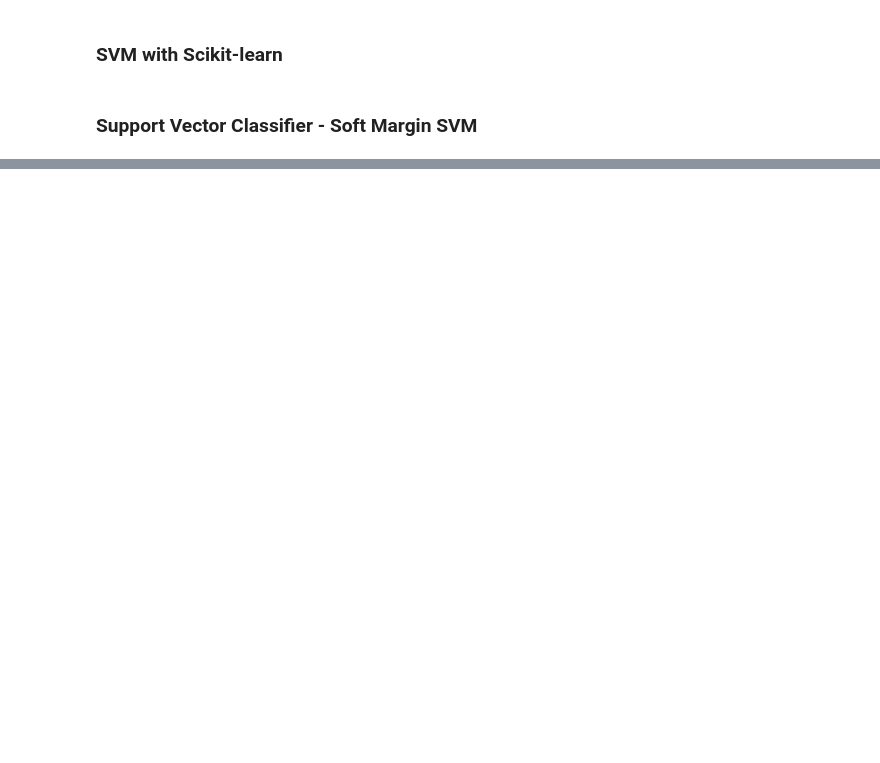
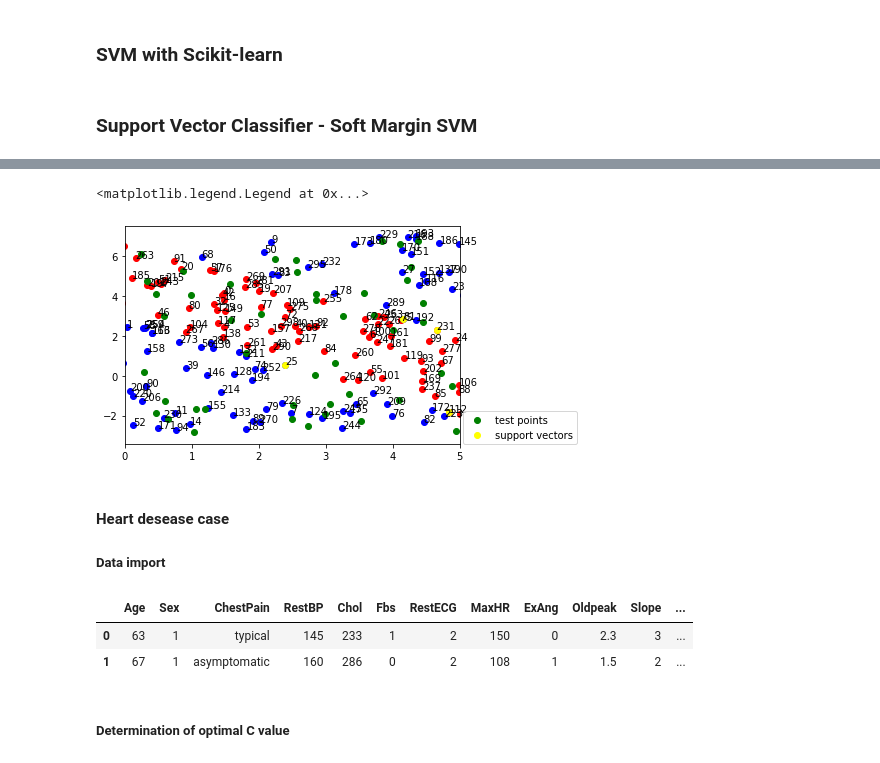
Before and after one commit to TimVrtac/Machine-Learining-Study, a Jupyter notebook: Chapter 9 - SVM.ipynb, the cells around one changed output, grey strips where cells are left out. Saved outputs shown, nothing was run; the diff lists cells and outputs as text; code cells hidden in the pictures; blank space fills up the shorter version.

```diff
--- a/Chapter 9 - SVM.ipynb
+++ b/Chapter 9 - SVM.ipynb
@@ -370,0 +392,12 @@ plt.legend(loc=(1.01,0))
+# %%
+svm_c2 = SVM(X, Y[:,np.newaxis], C = 0, kernel='polynomial', d=2)
+svm_c2.train()
+# %%
+# testing data generation
+no_of_points_test = 100
+X1_test = np.random.random(no_of_points_test)*10-3
+X2_test = np.random.random(no_of_points_test)*10-3
+values1_test, values2_test = func_2(X1_test, X2_test)
+classes_test = np.where((values1_test<0)&(values2_test>0), 1, -1)
+X_test = np.concatenate([X1_test[:,np.newaxis], X2_test[:,np.newaxis]], axis = 1)
+Y_test = np.array(classes_test, dtype=float)
@@ -370,0 +417,14 @@ plt.legend(loc=(1.01,0))
+# %%
+n = 300
+X1_test_vals = np.linspace(0, 5, n)
+X2_test_vals = np.linspace(0, 5, n)
+predictions_ = np.zeros((X1_test_vals.shape[0],X2_test_vals.shape[0]))
+test_set = np.zeros((X1_test_vals.shape[0],X2_test_vals.shape[0],2))
+for i in range(X1_test_vals.shape[0]):
+    for j in range(X2_test_vals.shape[0]):
+        test_set[i,j,:] = np.array((X1_test_vals[i], X2_test_vals[j]))
+test_set = test_set.reshape((n*n,2))
+# %%
+err = 1e-2
+grid_vals = svm_c2.get_SVM_val(test_set).reshape((n,n))
+hyperplane_data = np.where((grid_vals<err)&(grid_vals>-1*err))
@@ -370,0 +437,20 @@ plt.legend(loc=(1.01,0))
+# %%
+x_min=0
+x_max=5
+plt.xlim(x_min,x_max)
+#plt.fill_between((hyperplane_points[:,0]), hyperplane_points[:,1], -1.5, color='blue', alpha=.5)
+#plt.fill_between((hyperplane_points[:,0]), hyperplane_points[:,1], 1.5, color='red', alpha=.5)
+for i in range(X.shape[0]):
+    plt.scatter(X[i,0], X[i,1], c=class_color[i])
+    plt.annotate(i, (X[i,0], X[i,1]))
+x1_values = np.linspace(-1.5,1.5,n)
+plt.scatter(X_test[:,0], X_test[:,1], c='green', label='test points')
+plt.scatter(X[(svm_c2.alphas>1e-3).flatten(), 0], X[(svm_c2.alphas>1e-3).flatten(), 1], color='yellow', label='support vectors')
+plt.legend(loc=(1.01,0))
+# %% [output]
+<matplotlib.legend.Legend at 0x...>
+[figure, added]
+# %% [markdown]
+#### Heart desease case
+
+##### Data import
@@ -370,0 +460,6 @@ plt.legend(loc=(1.01,0))
+# %%
+h_df.head(2)
+# %% [output]
+|  | Age | Sex | ChestPain | RestBP | Chol | Fbs | RestECG | MaxHR | ExAng | Oldpeak | Slope | ... |
+| 0 | 63 | 1 | typical | 145 | 233 | 1 | 2 | 150 | 0 | 2.3 | 3 | ... |
+| 1 | 67 | 1 | asymptomatic | 160 | 286 | 0 | 2 | 108 | 1 | 1.5 | 2 | ... |
@@ -370,0 +473,2 @@ plt.legend(loc=(1.01,0))
+# %% [markdown]
+##### Determination of optimal C value
```
Also changed, not shown: parts of 63 cells of this notebook, 1 other file.
